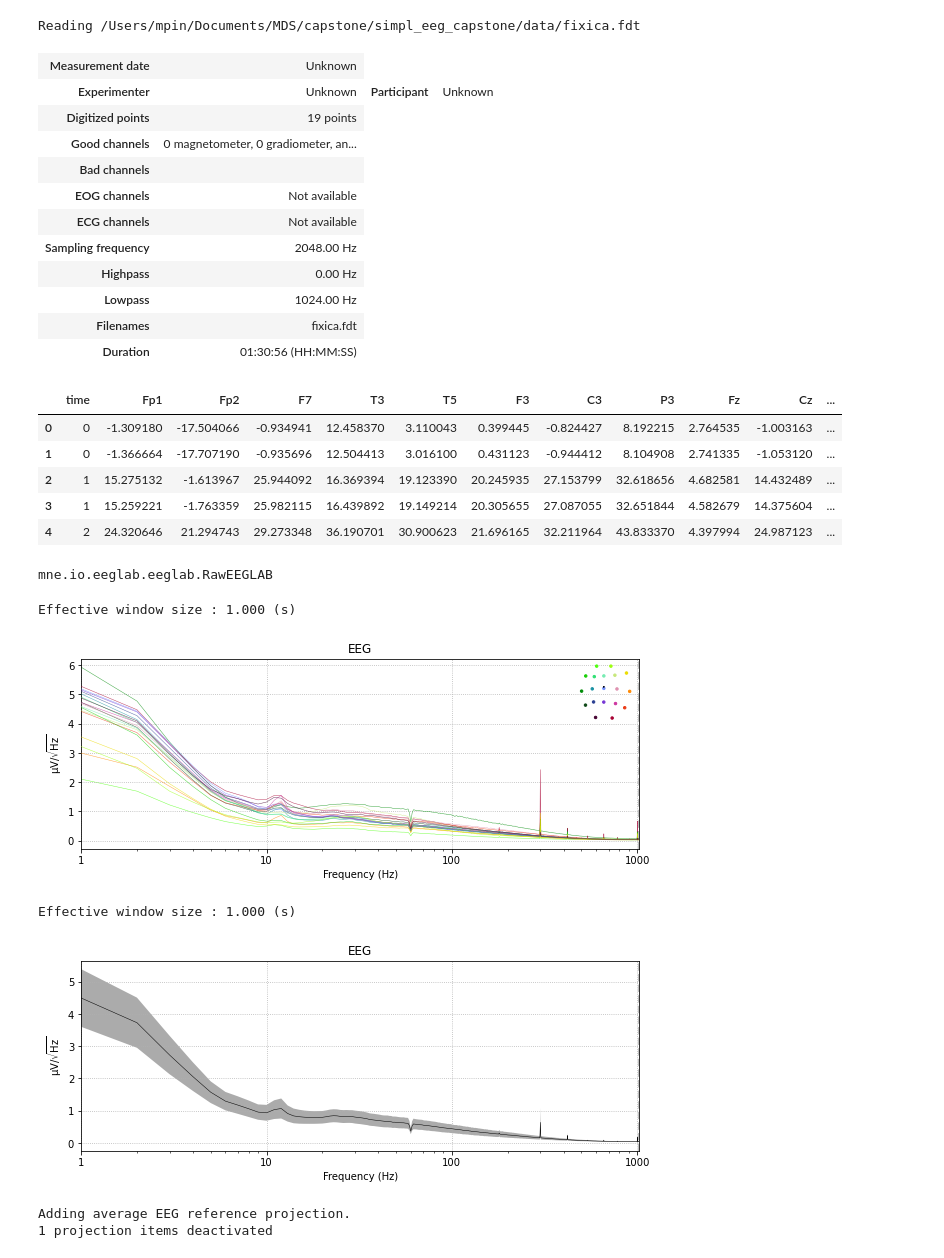
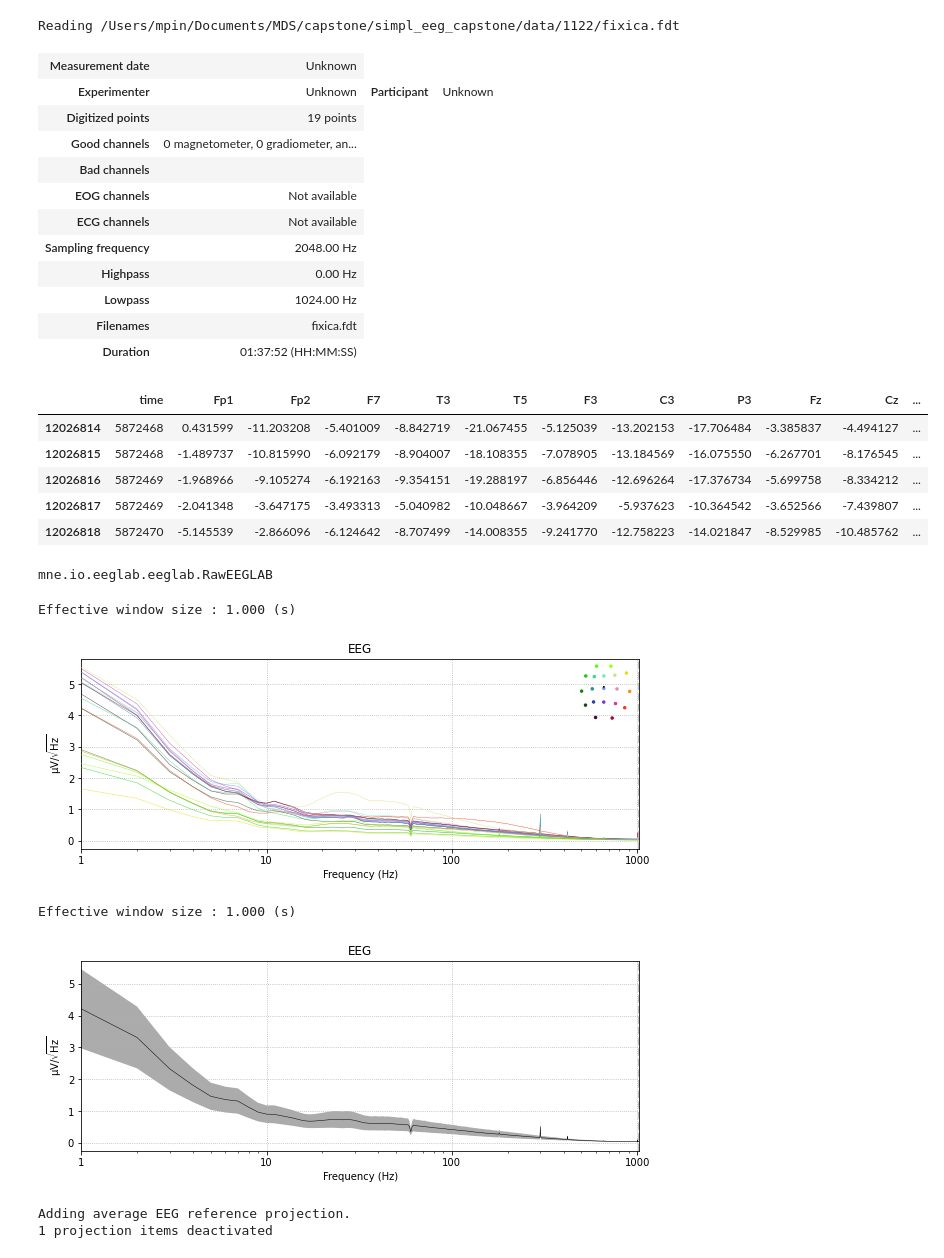
Before and after one commit to UBC-MDS/simpl_eeg_capstone, a Jupyter notebook: data_exploration/MNE_test.ipynb, the cells around one changed output. Saved outputs shown, nothing was run; the diff lists cells and outputs as text; code cells hidden in the pictures.

```diff
--- a/data_exploration/MNE_test.ipynb
+++ b/data_exploration/MNE_test.ipynb
@@ -25,8 +11,8 @@ mat
 # %%
-raw = mne.io.read_raw_eeglab('../data/fixica.set')
+raw = mne.io.read_raw_eeglab('../data/1122/fixica.set')
 # raw = mne.io.read_epochs_eeglab('../data/online_test.set')
 # %% [output]
-Reading /Users/mpin/Documents/MDS/capstone/simpl_eeg_capstone/data/fixica.fdt
+Reading /Users/mpin/Documents/MDS/capstone/simpl_eeg_capstone/data/1122/fixica.fdt
 # %%
 raw
 # %% [output]
@@ -41,18 +27,18 @@ raw
 | Highpass | 0.00 Hz |
 | Lowpass | 1024.00 Hz |
 | Filenames | fixica.fdt |
-| Duration | 01:30:56 (HH:MM:SS) |
+| Duration | 01:37:52 (HH:MM:SS) |
 # %%
 raw_df = raw.to_data_frame()
 # %%
-raw_df.head()
+raw_df.tail()
 # %% [output]
 |  | time | Fp1 | Fp2 | F7 | T3 | T5 | F3 | C3 | P3 | Fz | Cz | ... |
-| 0 | 0 | -1.309180 | -17.504066 | -0.934941 | 12.458370 | 3.110043 | 0.399445 | -0.824427 | 8.192215 | 2.764535 | -1.003163 | ... |
-| 1 | 0 | -1.366664 | -17.707190 | -0.935696 | 12.504413 | 3.016100 | 0.431123 | -0.944412 | 8.104908 | 2.741335 | -1.053120 | ... |
-| 2 | 1 | 15.275132 | -1.613967 | 25.944092 | 16.369394 | 19.123390 | 20.245935 | 27.153799 | 32.618656 | 4.682581 | 14.432489 | ... |
-| 3 | 1 | 15.259221 | -1.763359 | 25.982115 | 16.439892 | 19.149214 | 20.305655 | 27.087055 | 32.651844 | 4.582679 | 14.375604 | ... |
-| 4 | 2 | 24.320646 | 21.294743 | 29.273348 | 36.190701 | 30.900623 | 21.696165 | 32.211964 | 43.833370 | 4.397994 | 24.987123 | ... |
+| 12026814 | 5872468 | 0.431599 | -11.203208 | -5.401009 | -8.842719 | -21.067455 | -5.125039 | -13.202153 | -17.706484 | -3.385837 | -4.494127 | ... |
+| 12026815 | 5872468 | -1.489737 | -10.815990 | -6.092179 | -8.904007 | -18.108355 | -7.078905 | -13.184569 | -16.075550 | -6.267701 | -8.176545 | ... |
+| 12026816 | 5872469 | -1.968966 | -9.105274 | -6.192163 | -9.354151 | -19.288197 | -6.856446 | -12.696264 | -17.376734 | -5.699758 | -8.334212 | ... |
+| 12026817 | 5872469 | -2.041348 | -3.647175 | -3.493313 | -5.040982 | -10.048667 | -3.964209 | -5.937623 | -10.364542 | -3.652566 | -7.439807 | ... |
+| 12026818 | 5872470 | -5.145539 | -2.866096 | -6.124642 | -8.707499 | -14.008355 | -9.241770 | -12.758223 | -14.021847 | -8.529985 | -10.485762 | ... |
 # %%
 type(raw)
 # %% [output]
@@ -62,9 +48,9 @@ for average in (False, True):
     raw.plot_psd(average=average, dB=False, xscale='log')
 # %% [output]
 Effective window size : 1.000 (s)
-[figure, old version]
+[figure, new version]
 Effective window size : 1.000 (s)
-[figure, old version]
+[figure, new version]
 # %%
 raw.copy().set_eeg_reference(projection=True).plot_projs_topomap()
 # %% [output]
```
Also changed, not shown: parts of 39 cells of this notebook.
